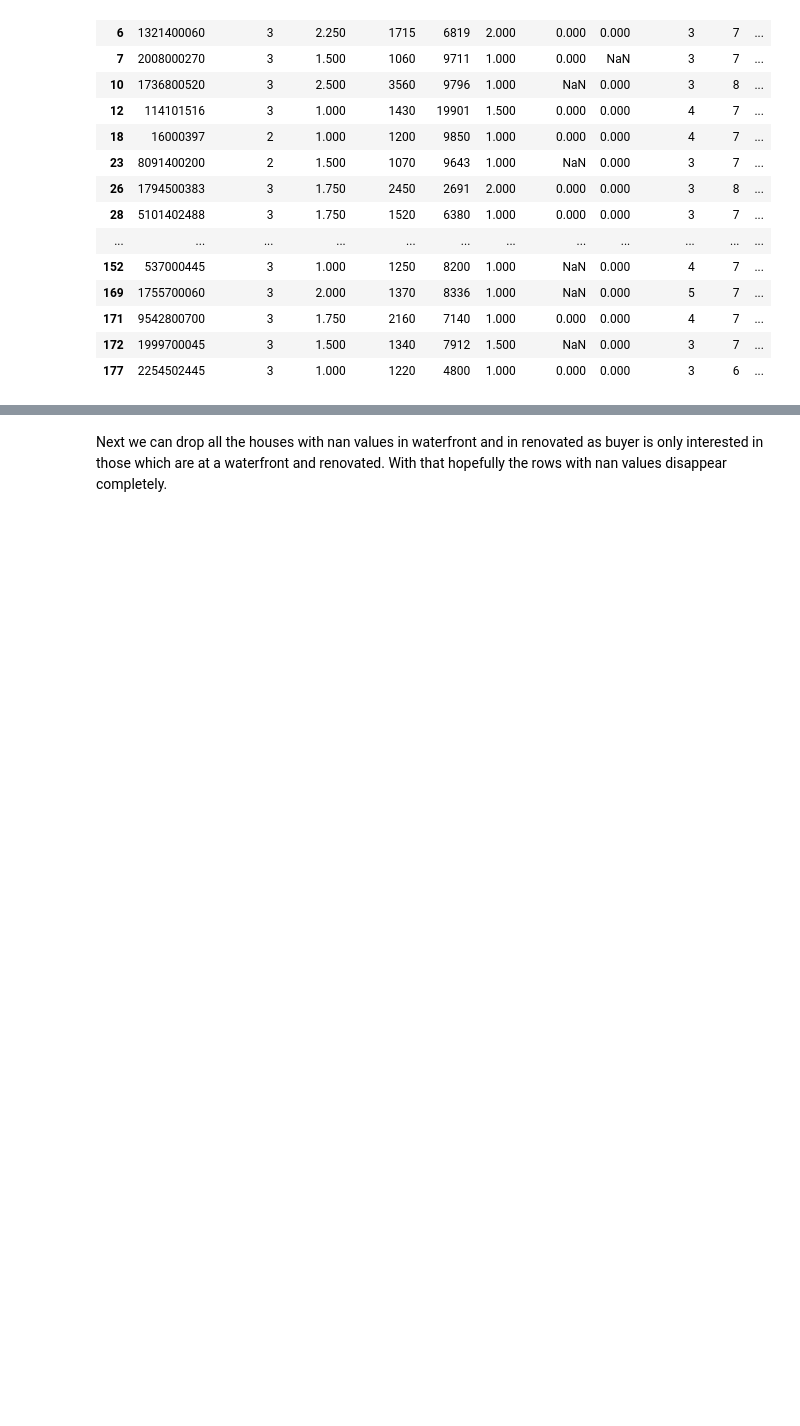
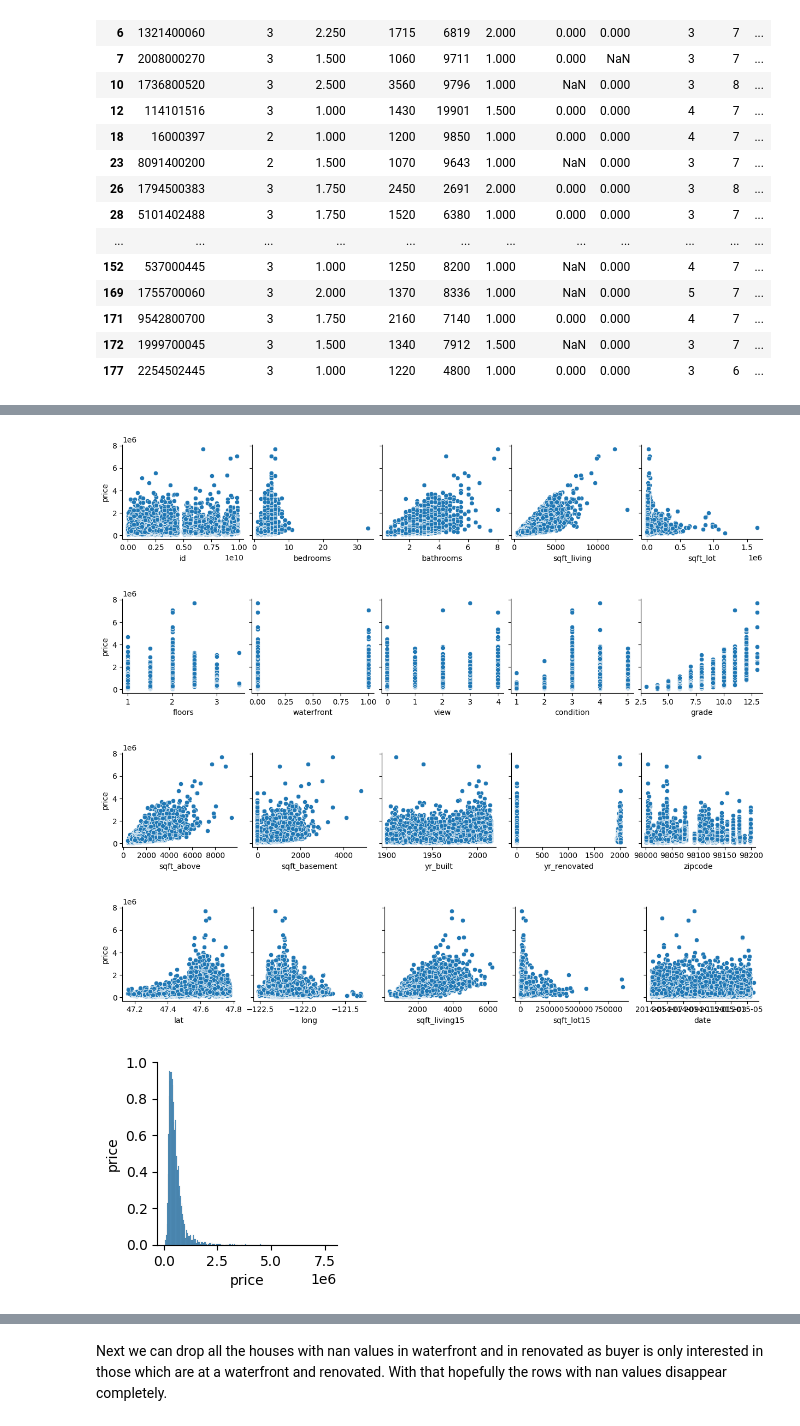
Before and after one commit to marcbp88/EDA-Project, a Jupyter notebook: EDA.ipynb, the cells around one changed output, grey strips where cells are left out. Saved outputs shown, nothing was run; the diff lists cells and outputs as text; code cells hidden in the pictures; blank space fills up the shorter version.

```diff
--- a/EDA.ipynb
+++ b/EDA.ipynb
@@ -319,0 +335,12 @@ rows_with_nan.head(50)
+# %%
+#check correlations to prices
+for i in range(0, len(df_king_county_imp.columns), 5):
+    sns.pairplot(data=df_king_county_imp,
+                x_vars=df_king_county_imp.columns[i:i+5],
+                y_vars=['price'])
+# %% [output]
+[figure, added]
+[figure, added]
+[figure, added]
+[figure, added]
+[figure, added]
```
Also changed, not shown: parts of 10 cells of this notebook, 5 other files.
